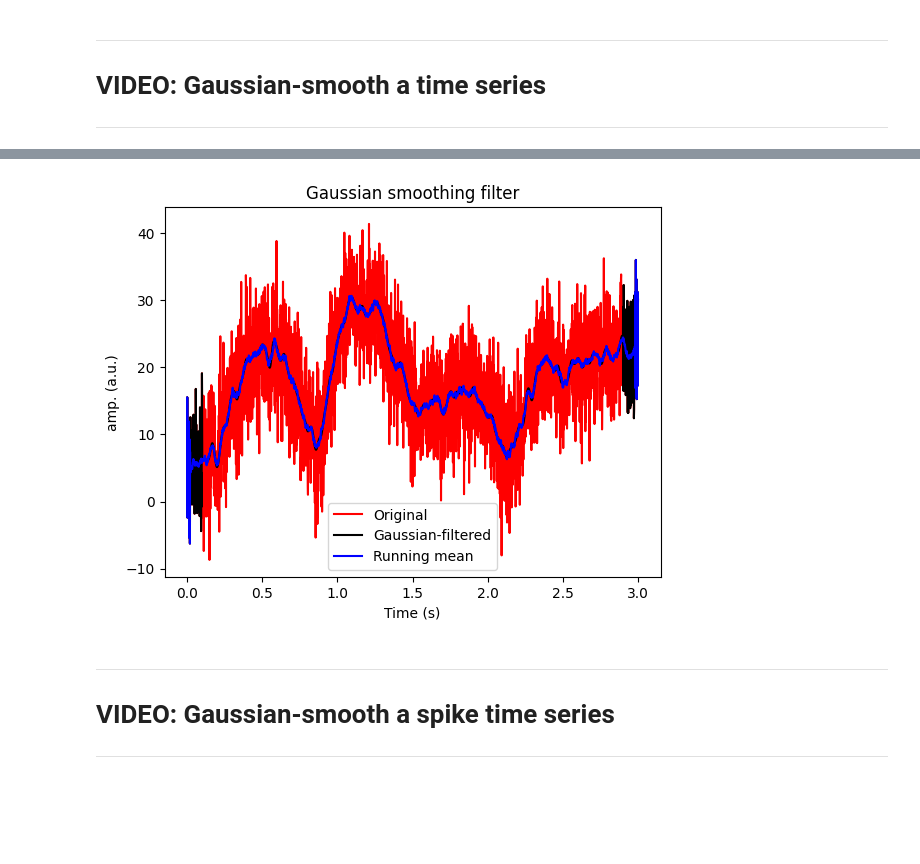
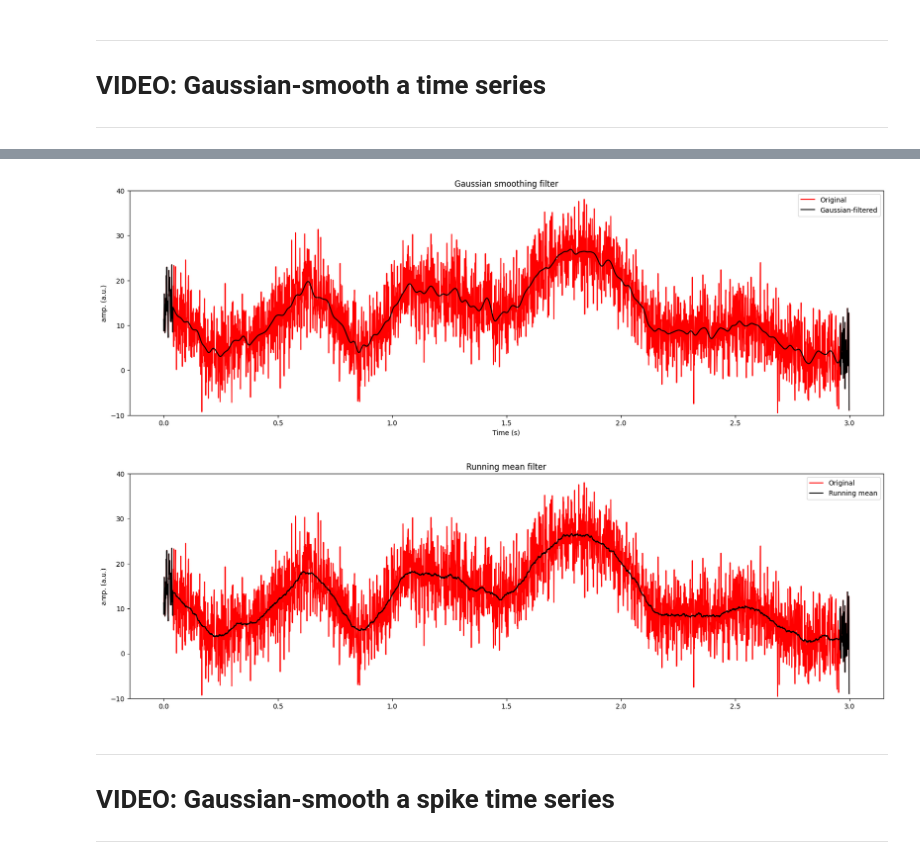
Before and after one commit to marzzelo/SignalProcessing, a Jupyter notebook: TimeSeriesDenoising/sigprocMXC_timeSeriesDenoising.ipynb, the cells around one changed output, grey strips where cells are left out. Drawn from its saved outputs; the diff is of its cells as text; code cells hidden in the pictures; blank space fills up the shorter version.

```diff
--- a/TimeSeriesDenoising/sigprocMXC_timeSeriesDenoising.ipynb
+++ b/TimeSeriesDenoising/sigprocMXC_timeSeriesDenoising.ipynb
@@ -137,31 +181,8 @@ windowsize = 41.0 ms
 # %%
-# create signal
-srate = 1000  # Hz
-time = np.arange(0, 3, 1 / srate)
-n = len(time)
-p = 15  # poles for random interpolation
-
-# noise level, measured in standard deviations
-noiseamp = 5
-
-# amplitude modulator and noise level
-ampl = np.interp(np.linspace(1, p, n), np.arange(0, p), np.random.rand(p) * 30)
-noise = noiseamp * np.random.randn(n)
-signal = ampl + noise
-
-
-## create Gaussian kernel
-# full-width half-maximum: the key Gaussian parameter
-fwhm = 25  # in ms
-
-# normalized time vector in ms
-k = 100
-gtime = 1000 * np.arange(-k, k + 1) / srate
-
 # create Gaussian window
 gauswin = np.exp(-(4 * np.log(2) * gtime**2) / fwhm**2)
 
-# compute empirical FWHM
+# compute empirical FWHM (find the real FWHM)
 pstPeakHalf = k + np.argmin((gauswin[k:] - 0.5) ** 2)
 prePeakHalf = np.argmin((gauswin - 0.5) ** 2)
 
@@ -174,6 +195,7 @@ plt.plot(
     [gauswin[prePeakHalf], gauswin[pstPeakHalf]],
     "m",
 )
+plt.title(f'FWHM = {fwhm} ms (empirical = {empFWHM} ms)')  # MAV: mean absolute value, computed as the sum of the absolute values of the signal divided by the number of samples
 
 # then normalize Gaussian to unit energy
 gauswin = gauswin / np.sum(gauswin)
@@ -188,39 +210,48 @@ plt.show()
 ## implement the filter
 
 # initialize filtered signal vector
-filtsigG = copy.deepcopy(signal)
+filtsigG = signal.copy()
 
 # # implement the running mean filter
 for i in range(k + 1, n - k):
     # each point is the weighted average of k surrounding points
     filtsigG[i] = np.sum(signal[i - k : i + k + 1] * gauswin)
 
 # plot
+plt.figure(figsize=(20, 6))
 plt.plot(time, signal, "r", label="Original")
 plt.plot(time, filtsigG, "k", label="Gaussian-filtered")
 
 plt.xlabel("Time (s)")
 plt.ylabel("amp. (a.u.)")
 plt.legend()
 plt.title("Gaussian smoothing filter")
+plt.ylim([-10, 40])
+plt.show()
 
 ## for comparison, plot mean smoothing filter
 
 # initialize filtered signal vector
-filtsigMean = copy.deepcopy(signal)
+filtsigMean = signal.copy()
 
 # implement the running mean filter
 # note: using mk instead of k to avoid confusion with k above
-mk = 20  # filter window is actually mk*2+1
+mk = 40  # filter window is actually mk*2+1
 for i in range(mk + 1, n - mk - 1):
     # each point is the average of k surrounding points
     filtsigMean[i] = np.mean(signal[i - mk : i + mk + 1])
 
-plt.plot(time, filtsigMean, "b", label="Running mean")
+plt.figure(figsize=(20, 6))
+plt.plot(time, signal, "r", label="Original")
+plt.plot(time, filtsigMean, "k", label="Running mean")
+plt.ylabel("amp. (a.u.)")
+plt.title("Running mean filter")
 plt.legend()
+plt.ylim([-10, 40])
 plt.show()
 # %% [output]
-[figure, old version]
+[figure, new version]
+[figure, added]
 # %% [markdown]
 
 ---
```
Also changed, not shown: parts of 15 cells of this notebook, 3 other files.
